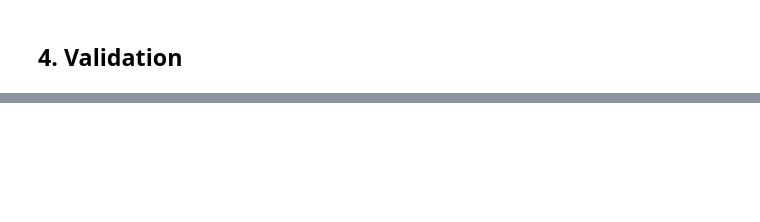
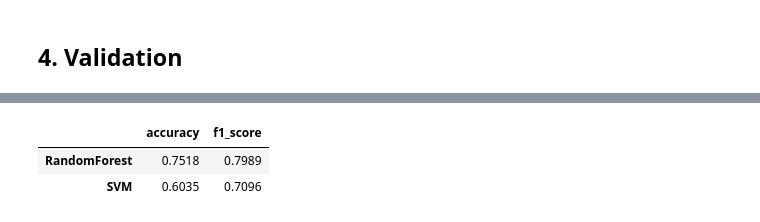
Before and after one commit to xhua0336/Taxi_booking_analysis, a Jupyter notebook: Model.ipynb, the cells around one changed output, grey strips where cells are left out. Saved outputs shown, nothing was run; the diff lists cells and outputs as text; code cells hidden in the pictures; blank space fills up the shorter version.

```diff
--- a/Model.ipynb
+++ b/Model.ipynb
@@ -178,6 +181,6 @@ results =pd.DataFrame(0.0, columns=columns, index=rows)
 results.iloc[0, 0] = 0.7518 #accuracy_score(rfcf.predict(X_val), y_val)
 results.iloc[0, 1] = 0.7989 #f1_score(rfcf.predict(X_val), y_val, average='weighted')
 results.iloc[1, 0] = accuracy_score(clf_SVM.predict(X_val), y_val)
-results.iloc[1, 1] = f1_score(clf_SVM.predict(X_val), y_val)
+results.iloc[1, 1] = f1_score(clf_SVM.predict(X_val), y_val, average='weighted')
 results.round(4)
 # %% [output]
@@ -184,0 +188,3 @@ ValueError: Target is multilabel-indicator but average='binary'. Please choose a
+|  | accuracy | f1_score |
+| RandomForest | 0.7518 | 0.7989 |
+| SVM | 0.6035 | 0.7096 |
```
Also changed, not shown: parts of 3 cells of this notebook.
